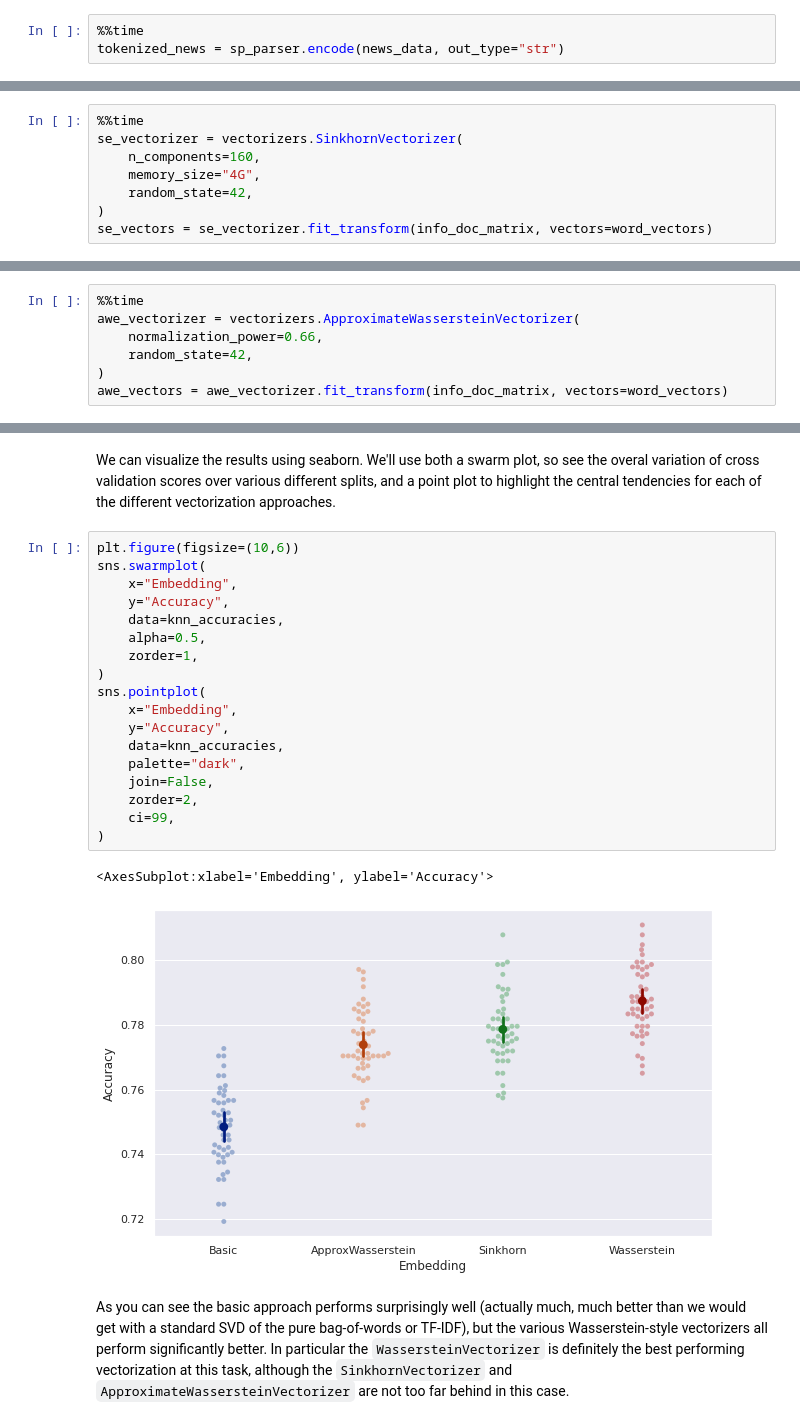
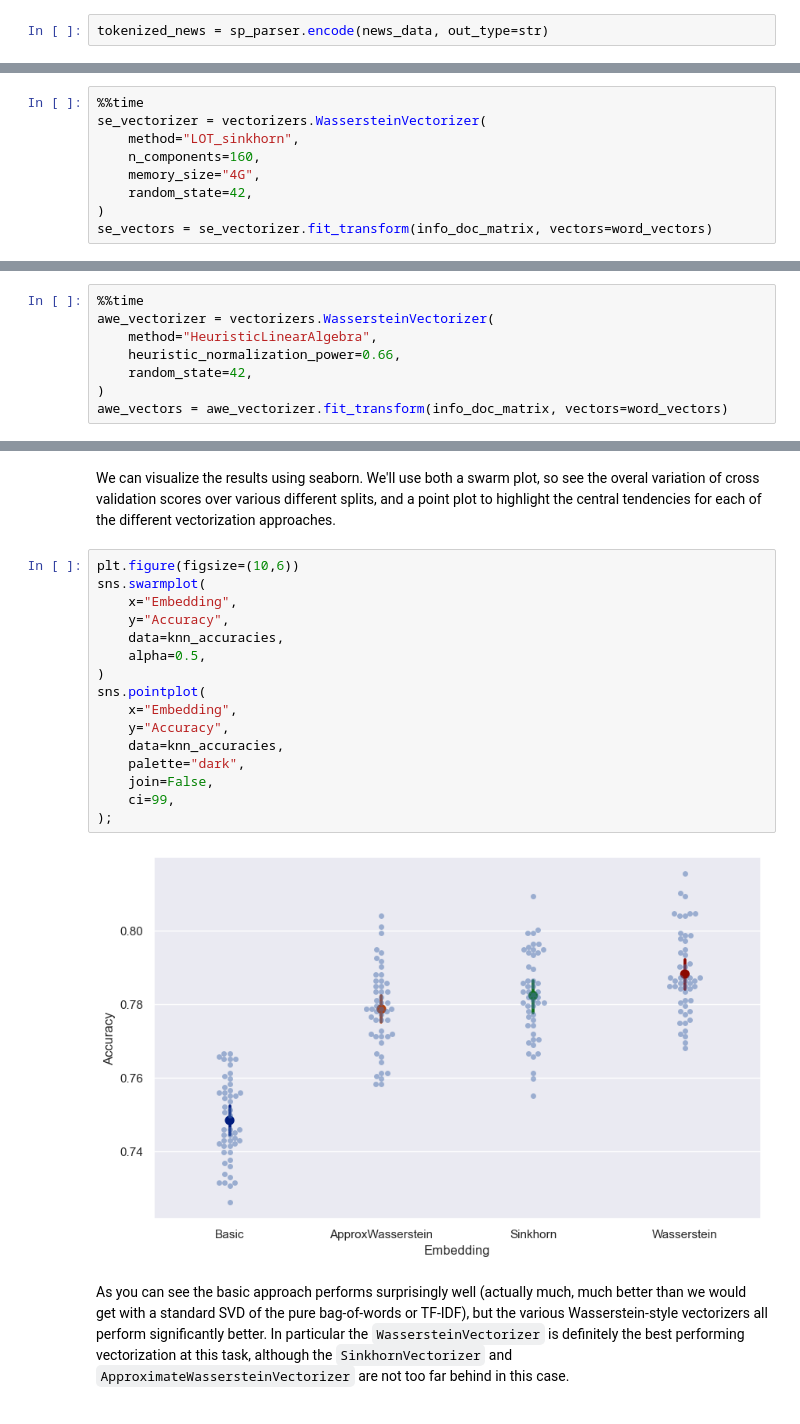
Before and after one commit to TutteInstitute/vectorizers, a Jupyter notebook: doc/document_vectorization.ipynb, the cells around one changed output, grey strips where cells are left out. Cells and saved outputs as stored; diff of their text form.

Commit message:
Changed the documentation to match the refactored WassersteinVectorizer Added a random_state to token_cooccurrence_vectorizer's reduce_dimension function.

```diff
--- a/doc/document_vectorization.ipynb
+++ b/doc/document_vectorization.ipynb
@@ -116,5 +112,4 @@ Wall time: 40.7 s
 # %% [markdown]
 With that done it is a simple matter to generate tokenized versions of each of the newgroup posts. This does not actually take very long.
 # %%
-%%time
-tokenized_news = sp_parser.encode(news_data, out_type="str")
+tokenized_news = sp_parser.encode(news_data, out_type=str)
@@ -236,7 +228,8 @@ umap.plot.points(
 Solving optimal transport problems is computationally expensive. The ``WassersteinVectorizer`` does a good job by doing a one time set of optimal transport computations to vectorize the data, whereafter simple distance measures between vectors can be used, but is still quite computationally expensive. An alternative to computing optimal transport plans is to use an entropic regularization of the optimal transport problem. This can be solved much fater using a technique called Sinkhorn iterations, and distance computed using this faster approach is often referred to as Sinkhorn distance. We can use the same technique inside a LOT style framework and use Sinkhorn based transport plans instead of optimal transport plans to generate vector representations of bags-of-vectors. This has been packaged up as the ``SinkhornVectorizer``, and it has essentially the same interface as the ``WassersteinVectorizer`` -- after instantiation with suitable options we pass it the sparse matrix of bag information, and the vectors corresponding to the columsn of that matrix.
 # %%
 %%time
-se_vectorizer = vectorizers.SinkhornVectorizer(
+se_vectorizer = vectorizers.WassersteinVectorizer(
+    method="LOT_sinkhorn",
     n_components=160,
     memory_size="4G",
     random_state=42,
@@ -274,8 +266,9 @@ This looks very similar to the ``WassersteinVectorizer``; perhaps with a little
 Sometimes even that isn't fast enough. If we want to go really fast the best thing to do is reduce as much as possible to basic linear algebra. If we want to represent each bag-of-vectors by the (weighted) average the vectors in the bag we can do that with a simple matrix multiplication. Such averaging has a tendency to push all the representations in the same general direction (i.e. the (weighted) average of all the word vectors), but we can correct for that with a little more linear algebra. This is a very simplistic approach, but it can be very effective, and is packaged up in the ``ApproximateWassersteinVectorizer``: it operates on the same kinds of data, and has the same general goals as the ``WassersteinVectorizer``, but is a very crude approximation. The trade-off for being a very poor approximation is a guge gain is speed. And as before we have the same basic API, we need to provide the bag information, and the vectors that correspond.
 # %%
 %%time
-awe_vectorizer = vectorizers.ApproximateWassersteinVectorizer(
-    normalization_power=0.66,
+awe_vectorizer = vectorizers.WassersteinVectorizer(
+    method="HeuristicLinearAlgebra",
+    heuristic_normalization_power=0.66,
     random_state=42,
 )
 awe_vectors = awe_vectorizer.fit_transform(info_doc_matrix, vectors=word_vectors)
@@ -370,24 +362,21 @@ We can visualize the results using seaborn. We'll use both a swarm plot, so see
 # %%
 plt.figure(figsize=(10,6))
 sns.swarmplot(
     x="Embedding",
     y="Accuracy",
     data=knn_accuracies,
     alpha=0.5,
-    zorder=1,
 )
 sns.pointplot(
     x="Embedding",
     y="Accuracy",
     data=knn_accuracies,
     palette="dark",
     join=False,
-    zorder=2,
     ci=99,
-)
+);
 # %% [output]
-<AxesSubplot:xlabel='Embedding', ylabel='Accuracy'>
-[figure, old version]
+[figure, new version]
 # %% [markdown]
 As you can see the basic approach performs surprisingly well (actually much, much better than we would get with a standard SVD of the pure bag-of-words or TF-IDF), but the various Wasserstein-style vectorizers all perform significantly better. In particular the ``WassersteinVectorizer`` is definitely the best performing vectorization at this task, although the ``SinkhornVectorizer`` and ``ApproximateWassersteinVectorizer`` are not too far behind in this case.
 # %% [markdown]
```
Also changed, not shown: parts of 20 cells of this notebook, 5 other files.
